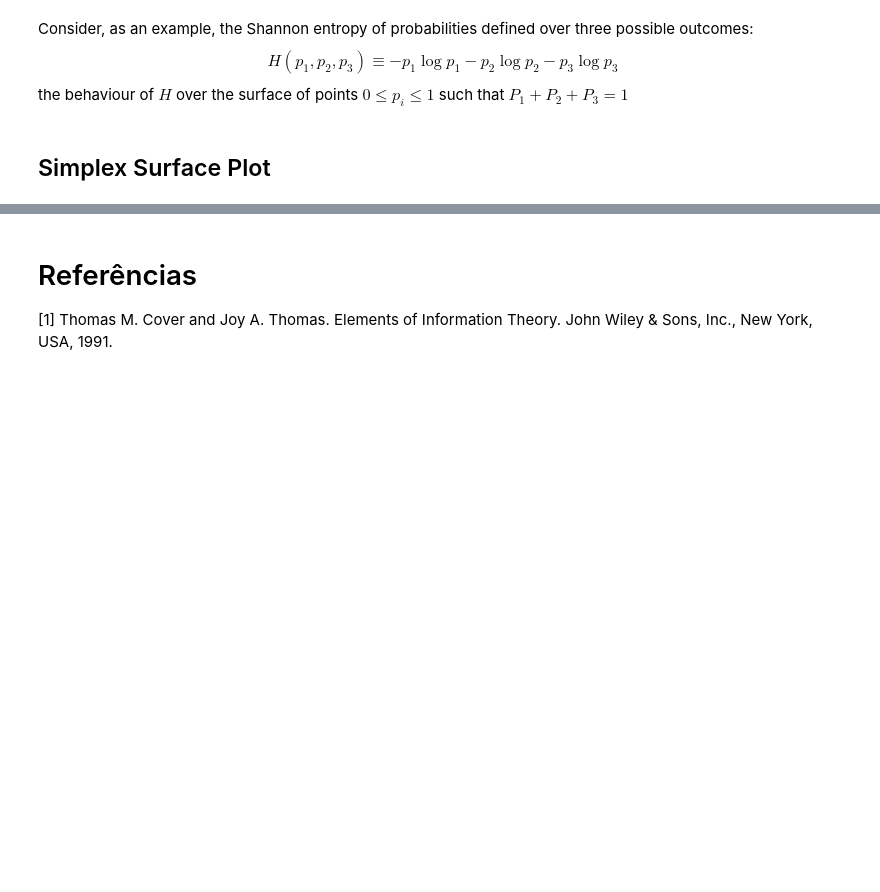
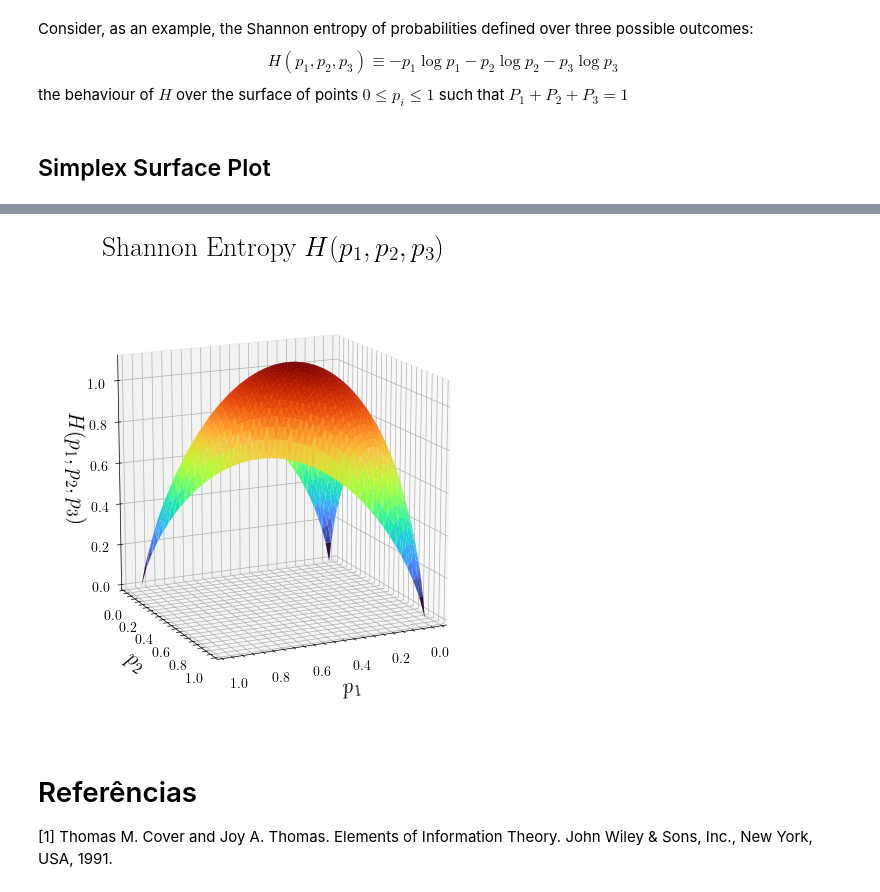
Before and after one commit to silasabs/TIC, a Jupyter notebook: 1. Intro Entropy.ipynb, the cells around one changed output, grey strips where cells are left out. Cells and saved outputs as stored; diff of their text form; code cells hidden in the pictures; blank space fills up the shorter version.

```diff
--- a/1. Intro Entropy.ipynb
+++ b/1. Intro Entropy.ipynb
@@ -204,3 +204,40 @@ ax.view_init(elev=20, azim=30)
+# %%
+def shannon_entropy(p1, p2):
+    p3 = 1 - p1 - p2
+    if p3 < 0 or p1 < 0 or p2 < 0:
+        return np.nan
+    return -sum(p * np.log(p) for p in [p1, p2, p3] if p > 0)
+
+p1 = np.linspace(0, 1, 50)
+p2 = np.linspace(0, 1, 50)
+P1, P2 = np.meshgrid(p1, p2)
+H = np.zeros(P1.shape)
+
+# Calcular os valores de entropia
+for i in range(P1.shape[0]):
+    for j in range(P1.shape[1]):
+        H[i, j] = shannon_entropy(P1[i, j], P2[i, j])
+
+# Configurar pontos válidos (onde P1 + P2 <= 1)
+mask = P1 + P2 <= 1
+P1 = P1[mask]
+P2 = P2[mask]
+H = H[mask]
+
+fig = plt.figure(figsize=(7, 6))
+ax = fig.add_subplot(111, projection='3d')
+
+ax.plot_trisurf(P1, P2, H, cmap=cm.turbo, edgecolor='none')
+
+# Rótulos e título
+ax.set_xlabel('$p_1$', fontsize=16)
+ax.set_ylabel('$p_2$', fontsize=16)
+ax.set_zlabel('$H(p_1, p_2, p_3)$', fontsize=16)
+ax.set_title('Shannon Entropy $H(p_1, p_2, p_3)$', fontsize=20)
+ax.set_box_aspect([1, 1, 1], zoom=0.90)
+ax.view_init(elev=15, azim=65)
+# %% [output]
+[figure, added]
 # %% [markdown]
 # Referências
 
```
Also changed, not shown: parts of 1 cell of this notebook.
